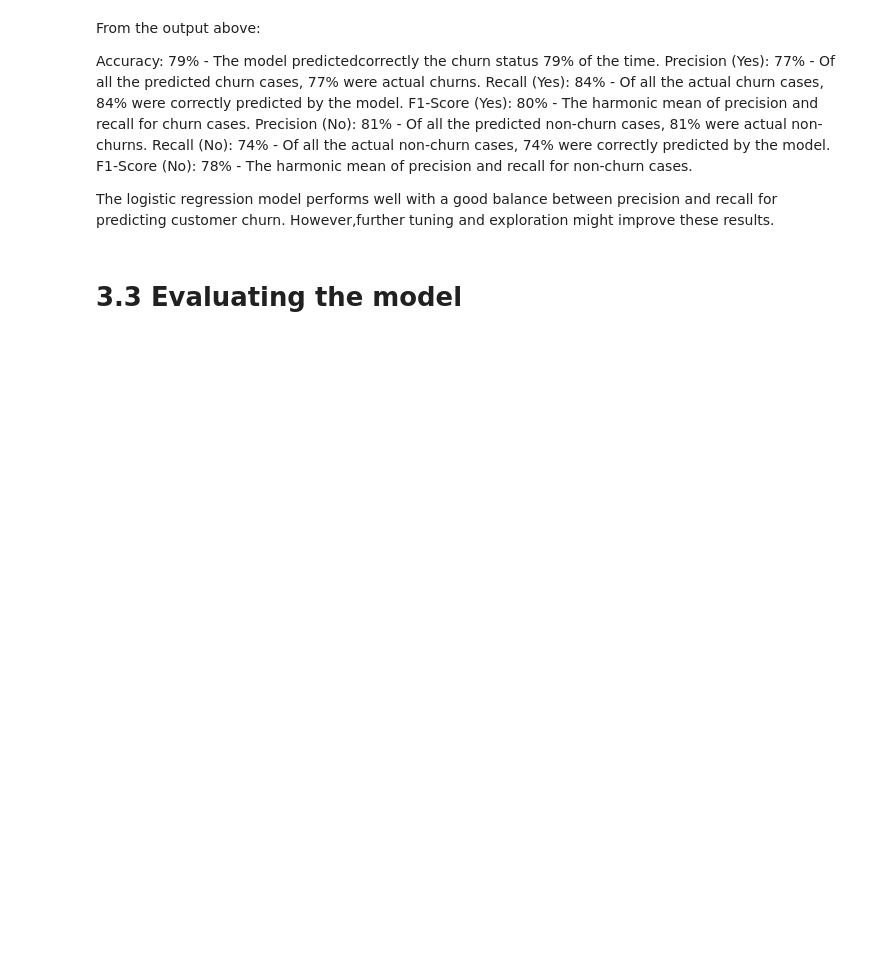
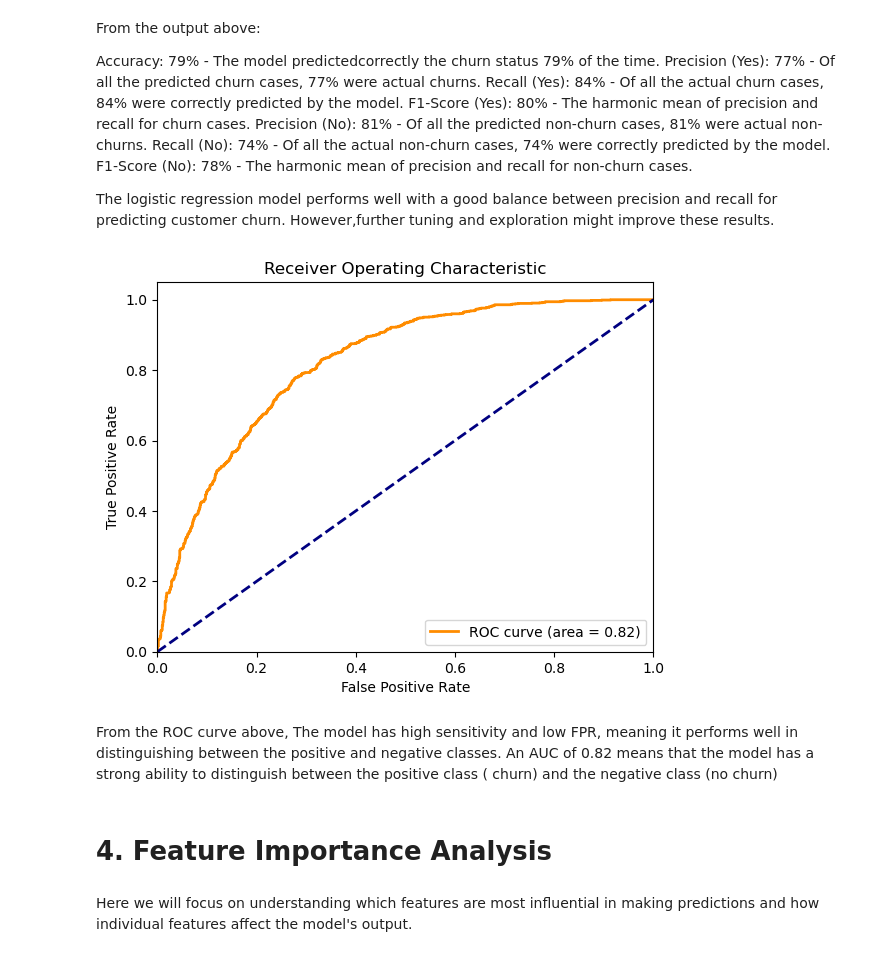
Before and after one commit to Deborah-Okeyo/telco-customer-churn-analysis, a Jupyter notebook: index.ipynb, the cells around one changed output. Drawn from its saved outputs; the diff is of its cells as text; code cells hidden in the pictures; blank space fills up the shorter version.

```diff
--- a/index.ipynb
+++ b/index.ipynb
@@ -245,5 +248,30 @@ Recall (No): 74% - Of all the actual non-churn cases, 74% were correctly predict
 F1-Score (No): 78% - The harmonic mean of precision and recall for non-churn cases.
 
 The logistic regression model performs well with a good balance between precision and recall for predicting customer churn. However,further tuning and exploration might improve these results.
-# %% [markdown]
-# 3.3 Evaluating the model
+# %%
+import matplotlib.pyplot as plt
+from sklearn.metrics import roc_curve, auc
+
+# Compute ROC curve and AUC
+fpr, tpr, _ = roc_curve(y_test, model.predict_proba(X_test)[:,1], pos_label='Yes')
+roc_auc = auc(fpr, tpr)
+
+# Plot ROC curve
+plt.figure()
+plt.plot(fpr, tpr, color='darkorange', lw=2, label='ROC curve (area = %0.2f)' % roc_auc)
+plt.plot([0, 1], [0, 1], color='navy', lw=2, linestyle='--')
+plt.xlim([0.0, 1.0])
+plt.ylim([0.0, 1.05])
+plt.xlabel('False Positive Rate')
+plt.ylabel('True Positive Rate')
+plt.title('Receiver Operating Characteristic')
+plt.legend(loc='lower right')
+plt.show()
+# %% [output]
+[figure, added]
+# %% [markdown]
+From the ROC curve above, The model has high sensitivity and low FPR, meaning it performs well in distinguishing between the positive and negative classes. An AUC of 0.82 means that the model has a strong ability to distinguish between the positive class ( churn) and the negative class (no churn)
+# %% [markdown]
+# 4. Feature Importance Analysis
+# %% [markdown]
+Here we will focus on understanding which features are most influential in making predictions and how individual features affect the model's output.
```
Also changed, not shown: parts of 3 cells of this notebook.
